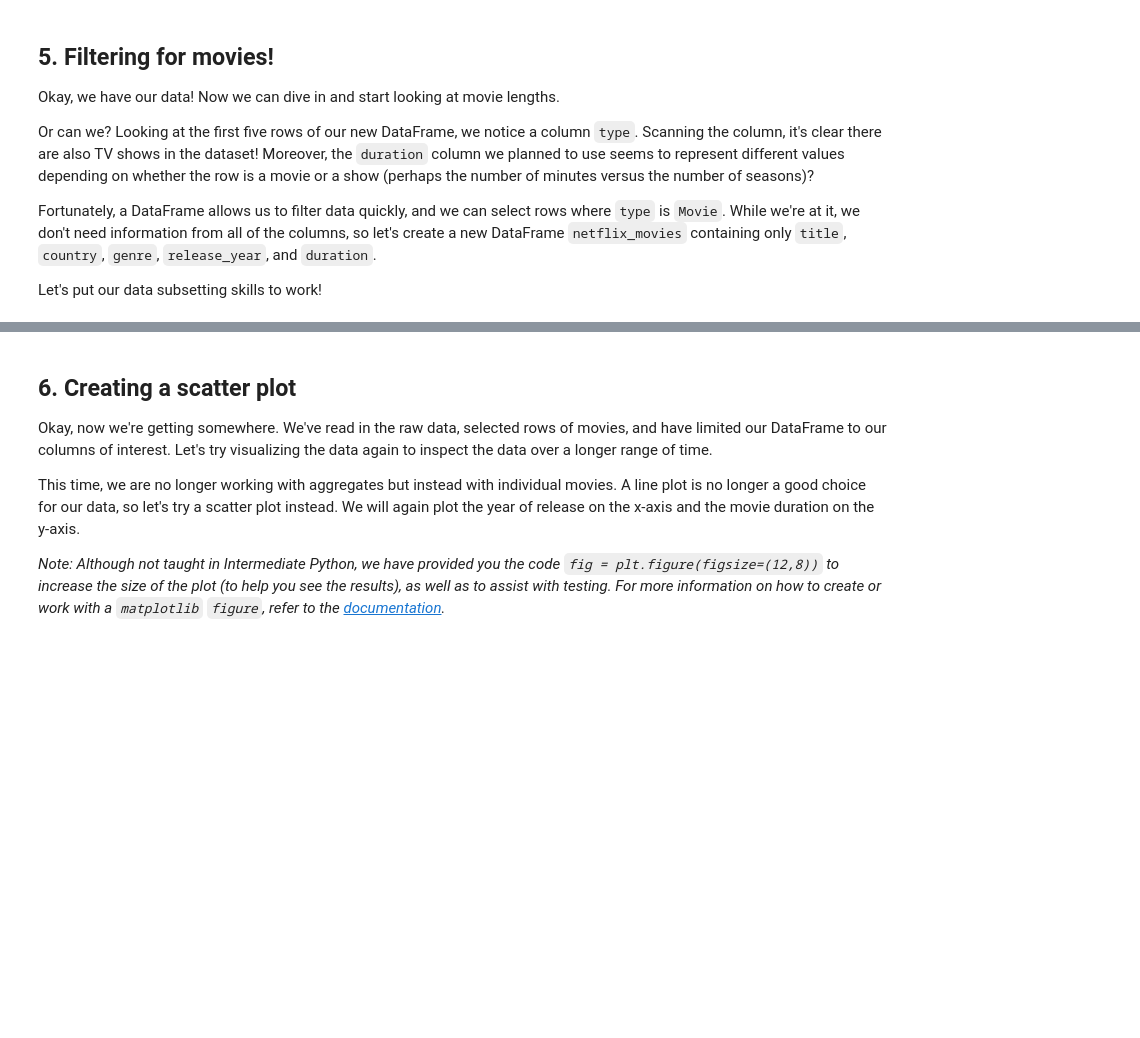
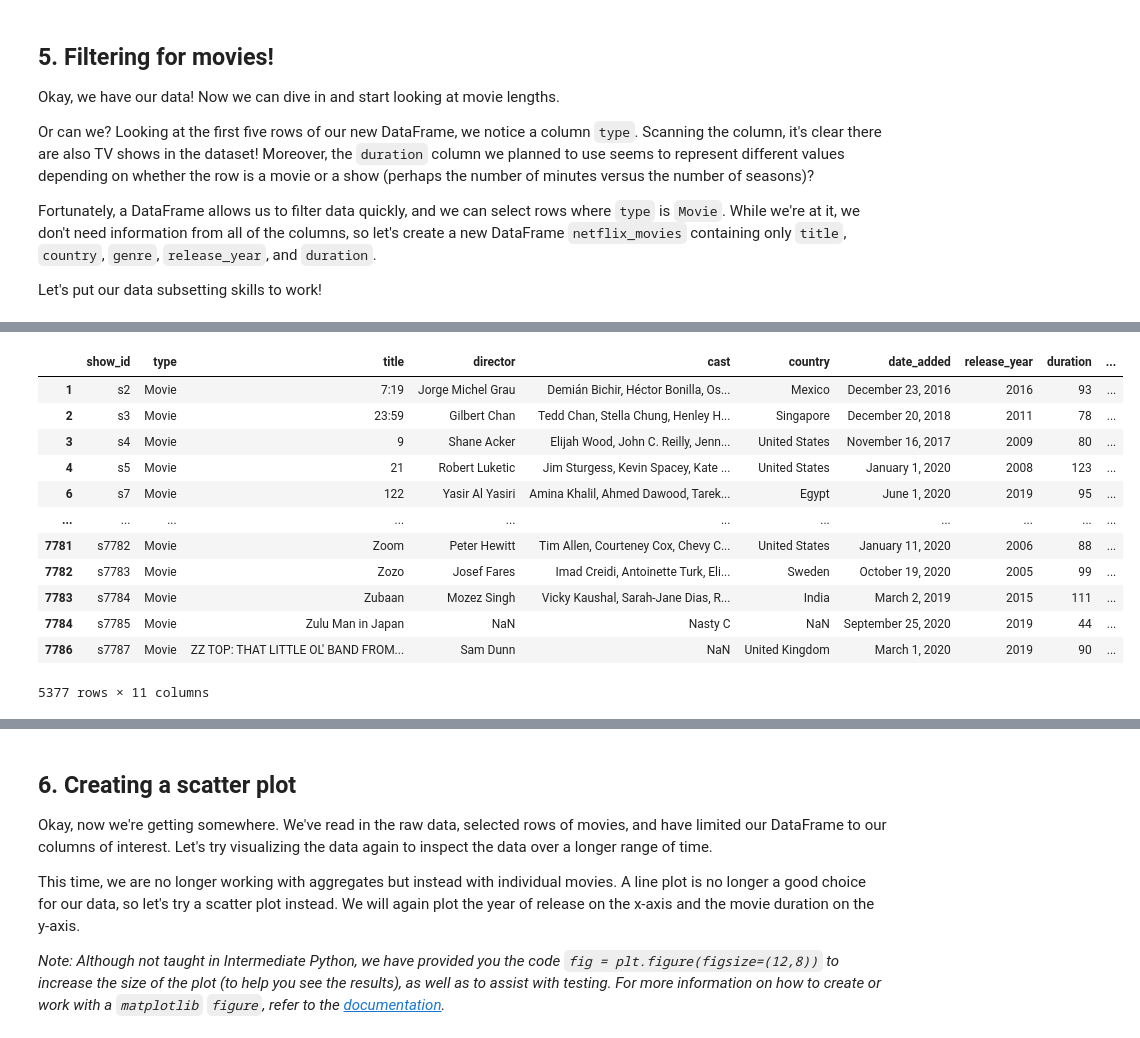
Before and after one commit to sainthm/pseudo_lab, a Jupyter notebook: Investigating Netflix Movies and Guest Stars in The Office/notebook.ipynb, the cells around one changed output, grey strips where cells are left out. Drawn from its saved outputs; the diff is of its cells as text; code cells hidden in the pictures; blank space fills up the shorter version.

```diff
--- a/Investigating Netflix Movies and Guest Stars in The Office/notebook.ipynb
+++ b/Investigating Netflix Movies and Guest Stars in The Office/notebook.ipynb
@@ -55,7 +64,7 @@ fig = plt.figure()
 <p>Upon asking our friend for the original CSV they used to perform their analyses, they gladly oblige and send it. We now have access to the CSV file, available at the path <code>"datasets/netflix_data.csv"</code>. Let's create another DataFrame, this time with all of the data. Given the length of our friend's data, printing the whole DataFrame is probably not a good idea, so we will inspect it by printing only the first five rows.</p>
 # %%
 # Read in the CSV as a DataFrame
-netflix_df = ...
+netflix_df = pd.read_csv("./datasets/netflix_data.csv")
 
 # Print the first five rows of the DataFrame
-...
+print(netflix_df.head())
@@ -68,2 +115,19 @@ netflix_df = ...
+# %%
+netflix_df_movies_only = netflix_df[netflix_df["type"] == "Movie"]
+netflix_df_movies_only
+# %% [output]
+|  | show_id | type | title | director | cast | country | date_added | release_year | duration | ... |
+| 1 | s2 | Movie | 7:19 | Jorge Michel Grau | Demián Bichir, Héctor Bonilla, Os... | Mexico | December 23, 2016 | 2016 | 93 | ... |
+| 2 | s3 | Movie | 23:59 | Gilbert Chan | Tedd Chan, Stella Chung, Henley H... | Singapore | December 20, 2018 | 2011 | 78 | ... |
+| 3 | s4 | Movie | 9 | Shane Acker | Elijah Wood, John C. Reilly, Jenn... | United States | November 16, 2017 | 2009 | 80 | ... |
+| 4 | s5 | Movie | 21 | Robert Luketic | Jim Sturgess, Kevin Spacey, Kate ... | United States | January 1, 2020 | 2008 | 123 | ... |
+| 6 | s7 | Movie | 122 | Yasir Al Yasiri | Amina Khalil, Ahmed Dawood, Tarek... | Egypt | June 1, 2020 | 2019 | 95 | ... |
+| ... | ... | ... | ... | ... | ... | ... | ... | ... | ... | ... |
+| 7781 | s7782 | Movie | Zoom | Peter Hewitt | Tim Allen, Courteney Cox, Chevy C... | United States | January 11, 2020 | 2006 | 88 | ... |
+| 7782 | s7783 | Movie | Zozo | Josef Fares | Imad Creidi, Antoinette Turk, Eli... | Sweden | October 19, 2020 | 2005 | 99 | ... |
+| 7783 | s7784 | Movie | Zubaan | Mozez Singh | Vicky Kaushal, Sarah-Jane Dias, R... | India | March 2, 2019 | 2015 | 111 | ... |
+| 7784 | s7785 | Movie | Zulu Man in Japan | NaN | Nasty C | NaN | September 25, 2020 | 2019 | 44 | ... |
+| 7786 | s7787 | Movie | ZZ TOP: THAT LITTLE OL' BAND FROM... | Sam Dunn | NaN | United Kingdom | March 1, 2020 | 2019 | 90 | ... |
+5377 rows × 11 columns
 # %%
 # Subset the DataFrame for type "Movie"
```
Also changed, not shown: parts of 6 cells of this notebook.
